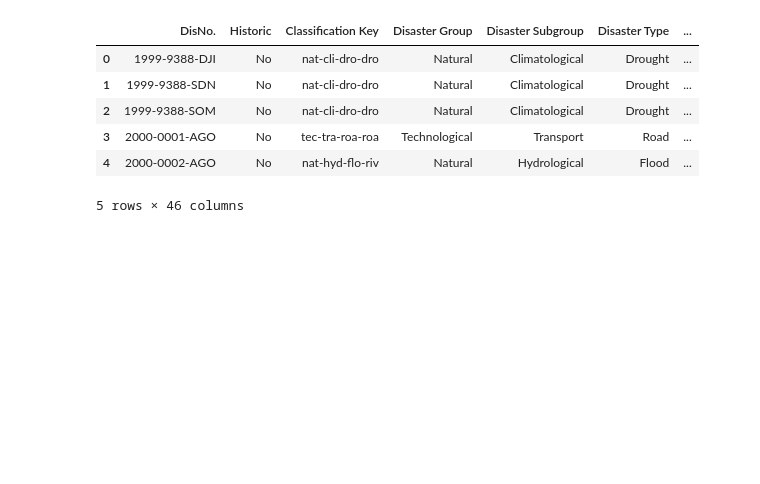
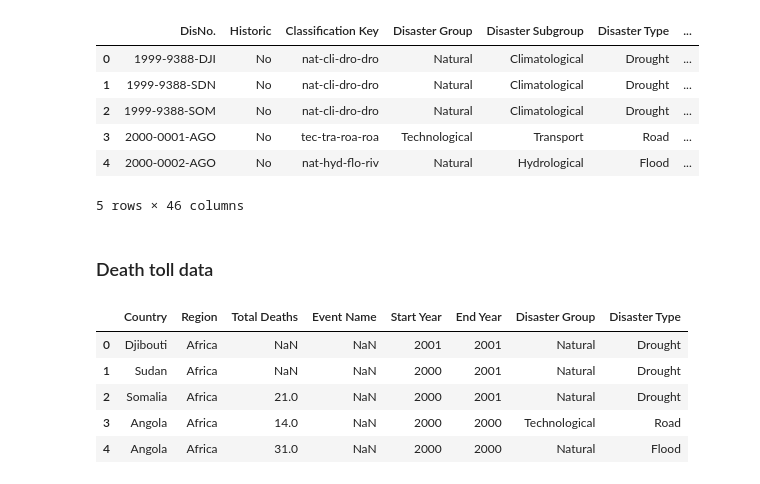
Before and after one commit to Data-Sharks/Disaster-Dataset, a Jupyter notebook: disaster_analysis.ipynb, the cells around one changed output. Cells and saved outputs as stored; diff of their text form; code cells hidden in the pictures; blank space fills up the shorter version.

```diff
--- a/disaster_analysis.ipynb
+++ b/disaster_analysis.ipynb
@@ -22,3 +22,15 @@ df.head()
 | 3 | 2000-0001-AGO | No | tec-tra-roa-roa | Technological | Transport | Road | ... |
 | 4 | 2000-0002-AGO | No | nat-hyd-flo-riv | Natural | Hydrological | Flood | ... |
 5 rows × 46 columns
+# %% [markdown]
+### Death toll data
+# %%
+df_death = df[['Country','Region', 'Total Deaths', 'Event Name', 'Start Year', 'End Year', 'Disaster Group', 'Disaster Type']]
+df_death.head()
+# %% [output]
+|  | Country | Region | Total Deaths | Event Name | Start Year | End Year | Disaster Group | Disaster Type |
+| 0 | Djibouti | Africa | NaN | NaN | 2001 | 2001 | Natural | Drought |
+| 1 | Sudan | Africa | NaN | NaN | 2000 | 2001 | Natural | Drought |
+| 2 | Somalia | Africa | 21.0 | NaN | 2000 | 2001 | Natural | Drought |
+| 3 | Angola | Africa | 14.0 | NaN | 2000 | 2000 | Technological | Road |
+| 4 | Angola | Africa | 31.0 | NaN | 2000 | 2000 | Natural | Flood |
```
Also changed, not shown: parts of 14 cells of this notebook.
